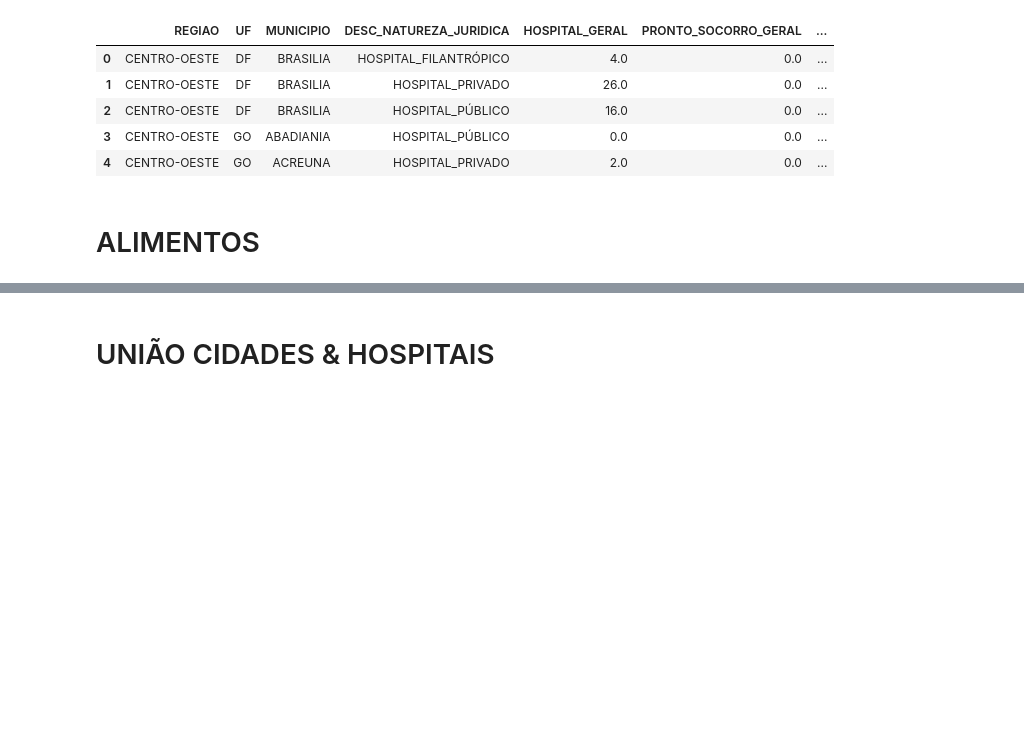
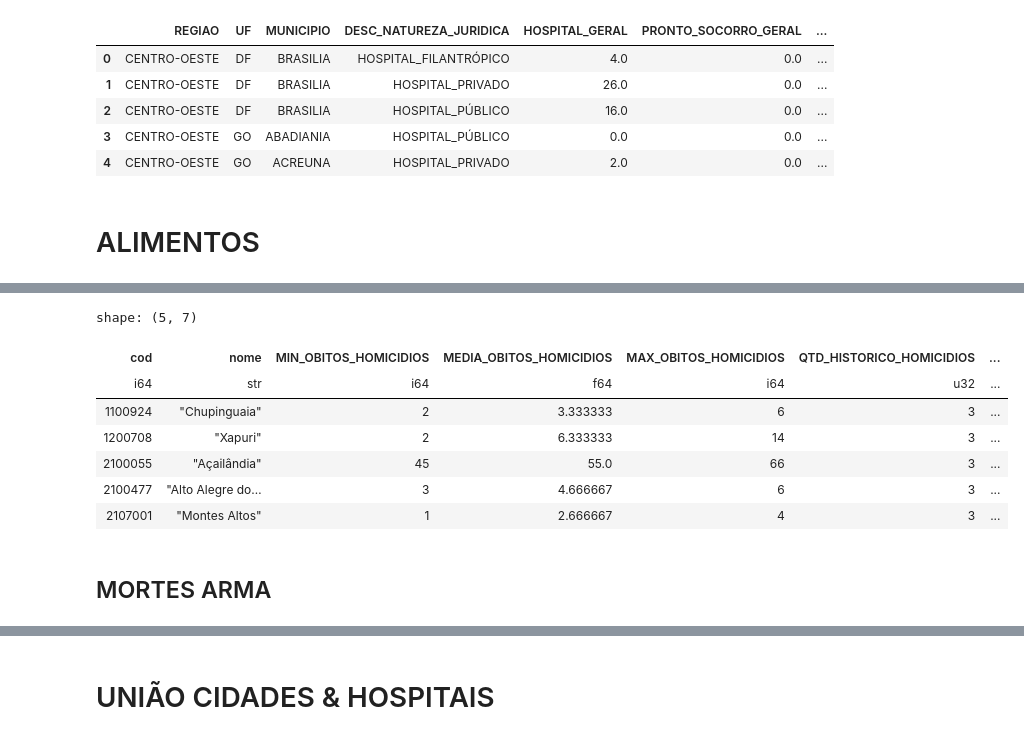
Before and after one commit to guilourenzo/analise_municipios, a Jupyter notebook: finding_home.ipynb, the cells around one changed output, grey strips where cells are left out. Saved outputs shown, nothing was run; the diff lists cells and outputs as text; code cells hidden in the pictures; blank space fills up the shorter version.

```diff
--- a/finding_home.ipynb
+++ b/finding_home.ipynb
@@ -125,0 +137,26 @@ Index(['UF', 'ARROZ BENEFICIADO VERMELHO (kg)_PRECO',
+# %%
+homicidios = pl.read_csv(os.path.join(AUXILIAR_PATH, 'homicidios.csv'), separator=';') \
+                  .filter(pl.col('período') > 2018) \
+                  .unique() \
+                  .group_by(['cod', 'nome']).agg( \
+                                pl.col('valor').min().alias('MIN_OBITOS_HOMICIDIOS') \
+                              , pl.col('valor').mean().alias('MEDIA_OBITOS_HOMICIDIOS') \
+                              , pl.col('valor').max().alias('MAX_OBITOS_HOMICIDIOS') \
+                              , pl.col('período').n_unique().alias('QTD_HISTORICO_HOMICIDIOS') \
+                              , pl.when(pl.col('valor') == pl.col('valor').max()) \
+                                                .then(pl.col('período')) \
+                                                .otherwise(pl.lit(0)).alias('ANO_MAIOR_HOMICIDIOS')) \
+                             .with_columns(pl.col('ANO_MAIOR_HOMICIDIOS').cast(pl.Array(inner=pl.Int64, width=3)).arr.max().alias('ANO_MAIOR_HOMICIDIOS'))
+# %%
+homicidios.head()
+# %% [output]
+shape: (5, 7)
+| cod | nome | MIN_OBITOS_HOMICIDIOS | MEDIA_OBITOS_HOMICIDIOS | MAX_OBITOS_HOMICIDIOS | QTD_HISTORICO_HOMICIDIOS | ... |
+| i64 | str | i64 | f64 | i64 | u32 | ... |
+| 1100924 | "Chupinguaia" | 2 | 3.333333 | 6 | 3 | ... |
+| 1200708 | "Xapuri" | 2 | 6.333333 | 14 | 3 | ... |
+| 2100055 | "Açailândia" | 45 | 55.0 | 66 | 3 | ... |
+| 2100477 | "Alto Alegre do… | 3 | 4.666667 | 6 | 3 | ... |
+| 2107001 | "Montes Altos" | 1 | 2.666667 | 4 | 3 | ... |
+# %% [markdown]
+## MORTES ARMA
```
Also changed, not shown: parts of 20 cells of this notebook, 3 other files.
